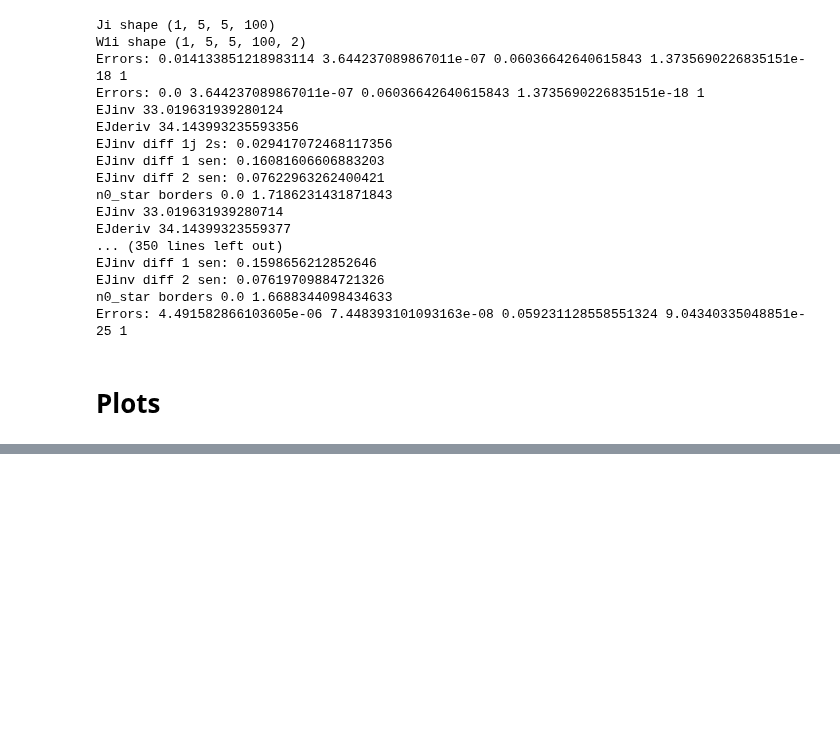
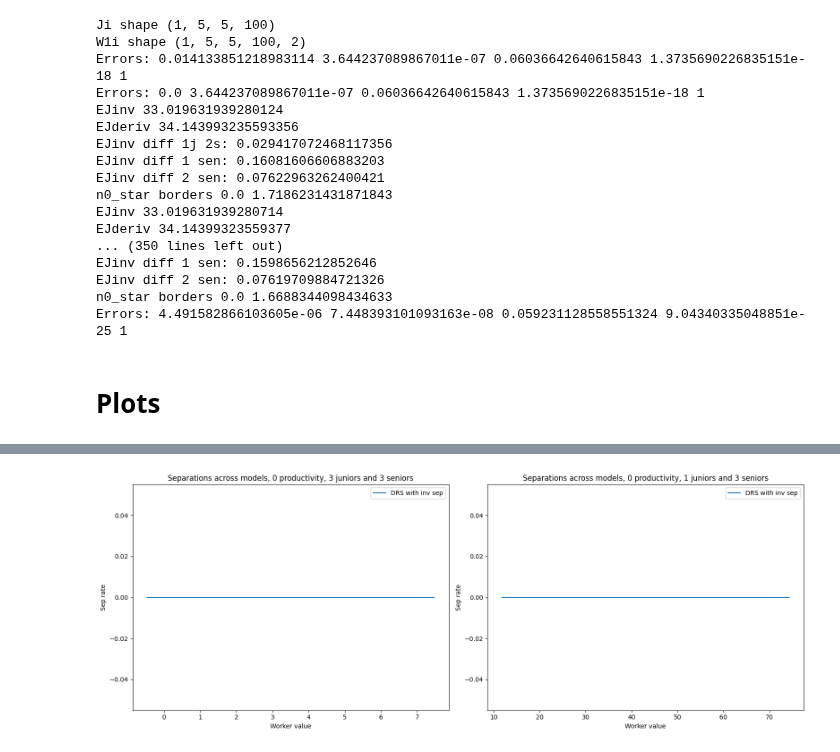
Before and after one commit to zalandru/Dynamic-Contracting-Multi-worker-Firm, a Jupyter notebook: Multiworker_wage_2steps/Initiating MWF.ipynb, the cells around one changed output, grey strips where cells are left out. Saved outputs shown, nothing was run; the diff lists cells and outputs as text; code cells hidden in the pictures; blank space fills up the shorter version.

```diff
--- a/Multiworker_wage_2steps/Initiating MWF.ipynb
+++ b/Multiworker_wage_2steps/Initiating MWF.ipynb
@@ -142,7 +162,9 @@ plts.ValueComparison(0,2,1,0,cc_W,cc_J,mwch_W,mwch_J,mwch_s_W,mwch_s_J,mwch_s_di
 # %%
 plts.ValueComparison(0,2,1,0,cc_W,cc_J,mwc_W,mwc_J,mwch_W,mwch_J,mwc_s_dir_W,mwc_s_dir_J,0)
 # %%
-plts.sep(0,p.z_0-1,3,3,1,3,mwch_s_W,mwch_s_sep,mwch_s_dir_W,mwch_s_dir_sep)
+plts.sep(0,p.z_0-1,3,3,1,3,mwc_hmq_s_W[...,5,:],mwc_hmq_s_sep[...,5],None,None)
+# %% [output]
+[figure, added]
 # %%
 import matplotlib.pyplot as plt
 import os
```
Also changed, not shown: parts of 3 cells of this notebook, 4 other files.
